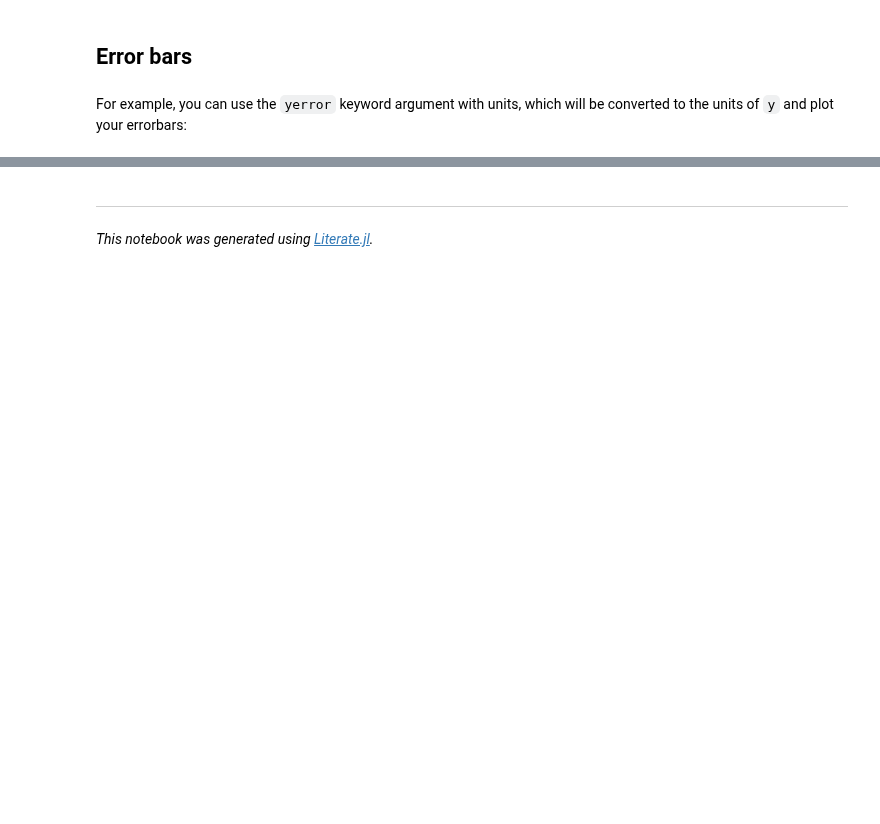
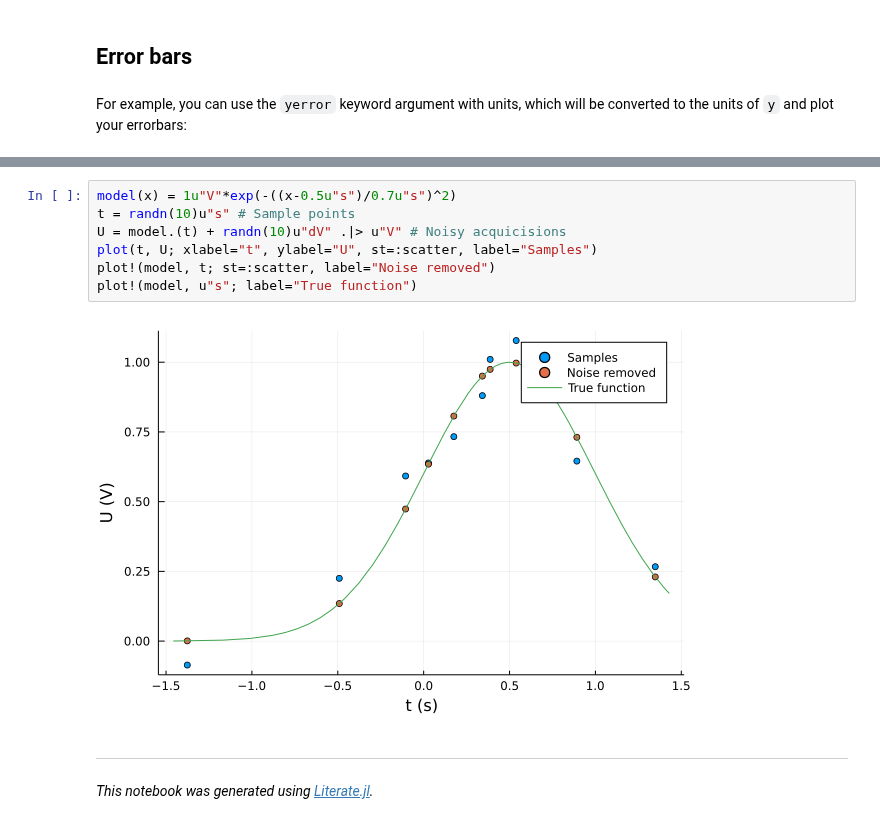
Before and after one commit to jw3126/UnitfulRecipes.jl, a Jupyter notebook: dev/notebooks/1_Examples.ipynb, the cells around one changed output, grey strips where cells are left out. Cells and saved outputs as stored; diff of their text form; blank space fills up the shorter version.

```diff
--- a/dev/notebooks/1_Examples.ipynb
+++ b/dev/notebooks/1_Examples.ipynb
@@ -198,3 +203,12 @@ plot(x, y; yerror, title="My unitful data with yerror bars", lab="")
+# %%
+model(x) = 1u"V"*exp(-((x-0.5u"s")/0.7u"s")^2)
+t = randn(10)u"s" # Sample points
+U = model.(t) + randn(10)u"dV" .|> u"V" # Noisy acquicisions
+plot(t, U; xlabel="t", ylabel="U", st=:scatter, label="Samples")
+plot!(model, t; st=:scatter, label="Noise removed")
+plot!(model, u"s"; label="True function")
+# %% [output]
+[figure, added]
 # %% [markdown]
 ---
 
```
Also changed, not shown: parts of 22 cells of this notebook, 5 other files.
